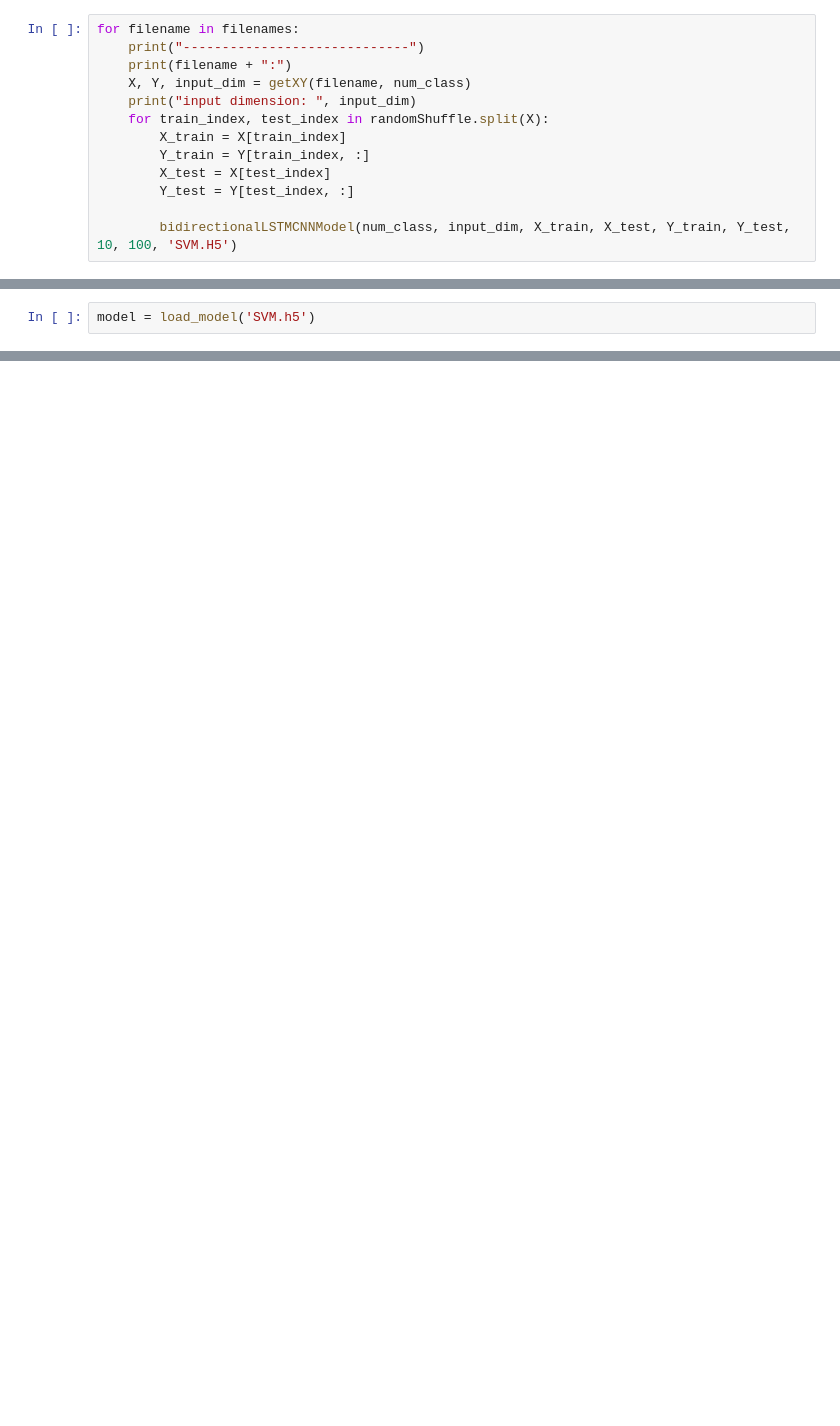
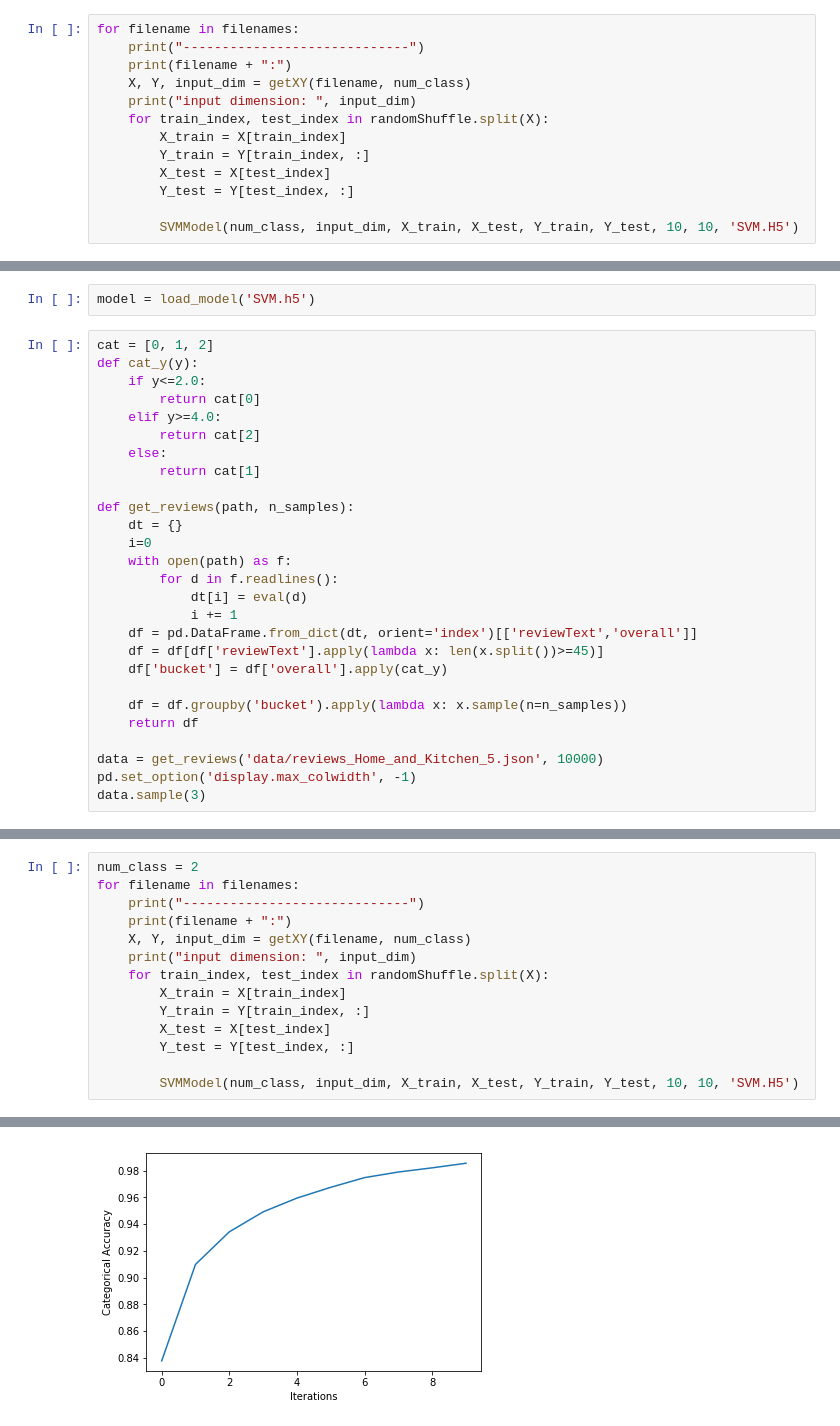
Before and after one commit to vwslz/Adversarial-Product-Review-Generation-with-Word-Replacements, a Jupyter notebook: SVM.ipynb, the cells around one changed output, grey strips where cells are left out. Cells and saved outputs as stored; diff of their text form; blank space fills up the shorter version.

```diff
--- a/SVM.ipynb
+++ b/SVM.ipynb
@@ -119,6 +124,6 @@ for filename in filenames:
         X_test = X[test_index]
         Y_test = Y[test_index, :]
 
-        bidirectionalLSTMCNNModel(num_class, input_dim, X_train, X_test, Y_train, Y_test, 10, 100, 'SVM.H5')
+        SVMModel(num_class, input_dim, X_train, X_test, Y_train, Y_test, 10, 10, 'SVM.H5')
 # %% [output]
 -----------------------------
@@ -127,2 +153,29 @@ MemoryError:
 # %%
 model = load_model('SVM.h5')
+# %%
+cat = [0, 1, 2]
+def cat_y(y):
+    if y<=2.0:
+        return cat[0]
+    elif y>=4.0:
+        return cat[2]
+    else:
+        return cat[1]
+
+def get_reviews(path, n_samples):
+    dt = {}
+    i=0
+    with open(path) as f:
+        for d in f.readlines():
+            dt[i] = eval(d)
+            i += 1
+    df = pd.DataFrame.from_dict(dt, orient='index')[['reviewText','overall']]
+    df = df[df['reviewText'].apply(lambda x: len(x.split())>=45)]
+    df['bucket'] = df['overall'].apply(cat_y)
+
+    df = df.groupby('bucket').apply(lambda x: x.sample(n=n_samples))
+    return df
+
+data = get_reviews('data/reviews_Home_and_Kitchen_5.json', 10000)
+pd.set_option('display.max_colwidth', -1)
+data.sample(3)
@@ -128,0 +229,15 @@ model = load_model('SVM.h5')
+# %%
+num_class = 2
+for filename in filenames:
+    print("-----------------------------")
+    print(filename + ":")
+    X, Y, input_dim = getXY(filename, num_class)
+    print("input dimension: ", input_dim)
+    for train_index, test_index in randomShuffle.split(X):
+        X_train = X[train_index]
+        Y_train = Y[train_index, :]
+        X_test = X[test_index]
+        Y_test = Y[test_index, :]
+
+        SVMModel(num_class, input_dim, X_train, X_test, Y_train, Y_test, 10, 10, 'SVM.H5')
+# %% [output]
@@ -128,0 +261 @@ model = load_model('SVM.h5')
+[figure, added]
```
Also changed, not shown: parts of 11 cells of this notebook, 6 other files.
